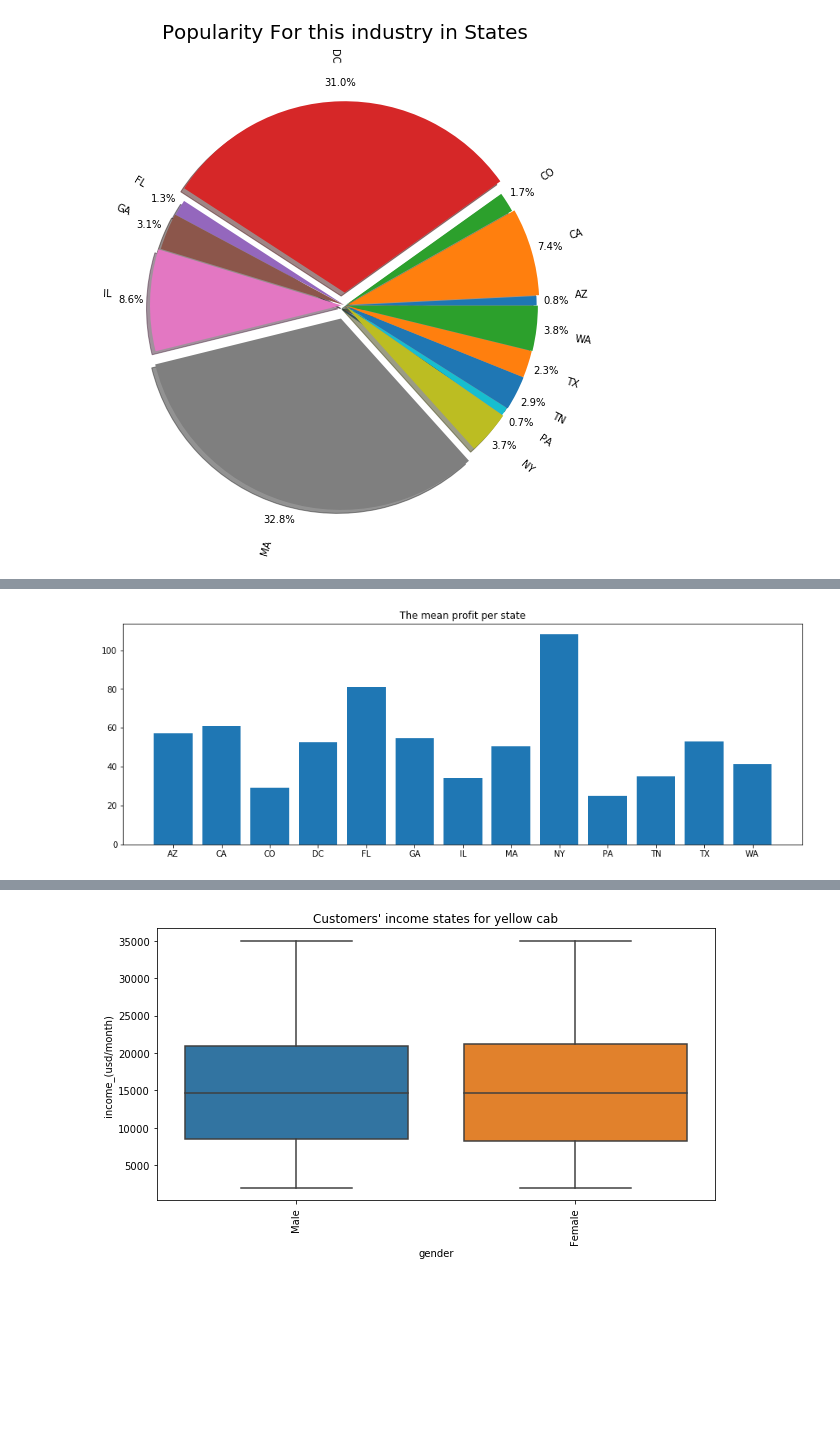
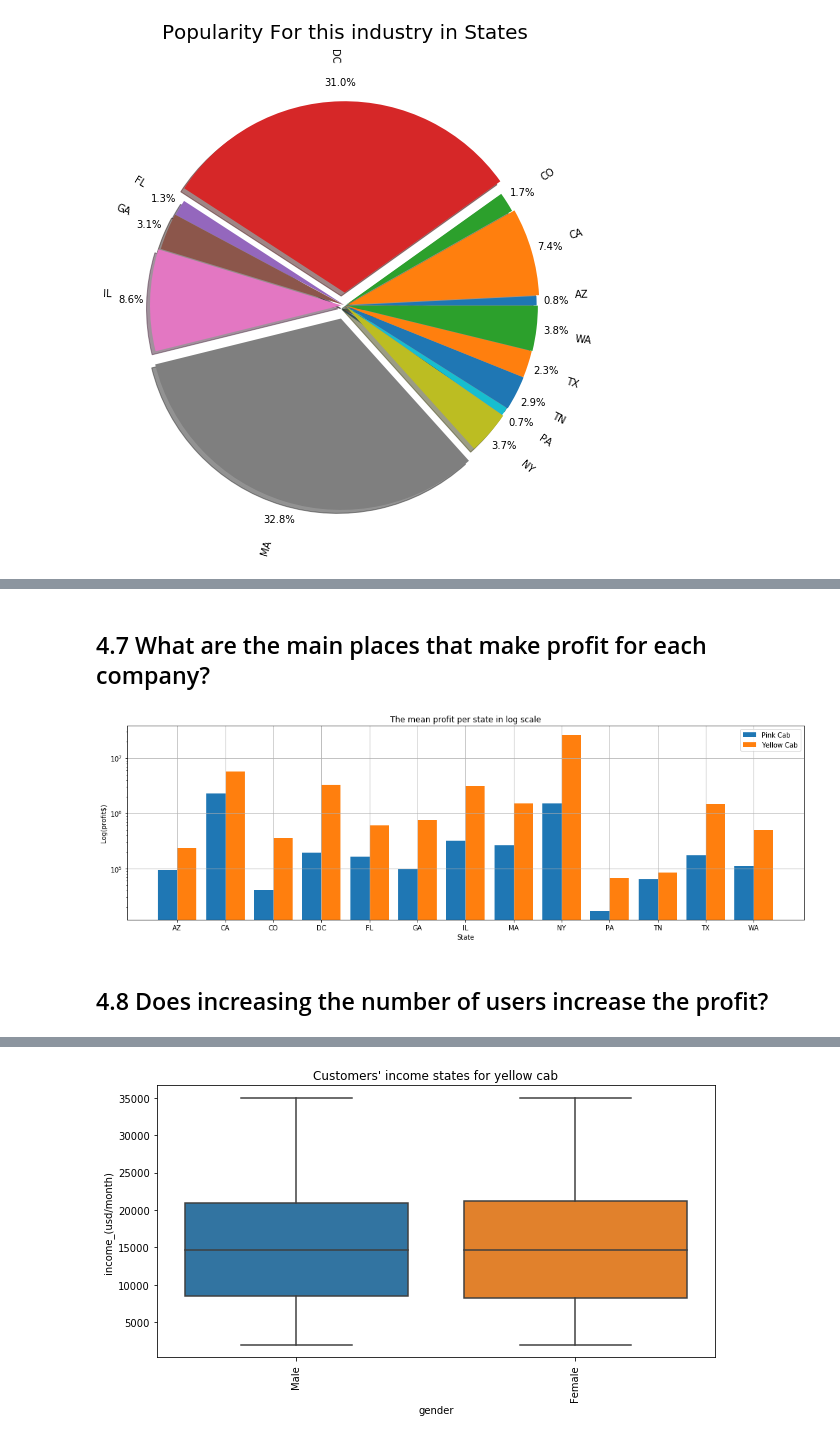
Before and after one commit to TarekMohamed1999/DataGlacier, a Jupyter notebook: week2/G2M_insights.ipynb, the cells around one changed output, grey strips where cells are left out. Cells and saved outputs as stored; diff of their text form; code cells hidden in the pictures; blank space fills up the shorter version.

```diff
--- a/week2/G2M_insights.ipynb
+++ b/week2/G2M_insights.ipynb
@@ -397,6 +309,9 @@ pink_data
 84711 rows × 14 columns
 # %%
 def convert_to_date(date):
+    """
+    Thins Function Get the date of each transaction
+    """
     true_date = pd.to_datetime(date, yearfirst=True) + pd.Timedelta(weeks = 46*52, days = 87)
     strdate = dt.strftime(true_date, format ="%Y/%m/%d")
     datef = dt.strptime(strdate, "%Y/%m/%d")
@@ -463,7 +366,7 @@ for i in pink_data.drop(columns = ["customer_id", "transaction_id"]).columns.to_
     if(str(pink_data[i].dtype) == 'int64') | (str(pink_data[i].dtype) == 'float64'):
         # Print Statistics of it
         print("Descriptive Statistics is for columns {} :\n {}".format(i, pink_data[i].describe()))
-        fig, ax = plt.subplots(2,1, figsize = (10,10))
+        fig, ax = plt.subplots(1,2, figsize = (15,5))
         ax[0].set_title(f"Box Plot For Columns {i}")
         ax[0].boxplot(pink_data[i], vert = False, sym = "r.")
         ax[1].set_title(f"Histogram of values for column {i}")
@@ -1038,9 +763,25 @@ plt.show()
+# %% [markdown]
+## 4.7 What are the main places that make profit for each company?
 # %%
-#- Profit per state
-x4 = pink_data.groupby("state")["profit"].mean()
+x4 = pink_data.groupby("state")["profit"].sum()
+x5 = yellow_data.groupby("state")["profit"].sum()
+
+labels = len(x4)
+
+positions1 = np.arange(labels)
+posotopns2 = [x+0.4 for x in positions1]
 plt.figure(figsize = (15,5))
-plt.title("The mean profit per state")
-plt.bar( x4.index,x4)
+plt.title("The mean profit per state in log scale")
+plt.bar( positions1,x4, label = "Pink Cab",width = 0.4)
+plt.bar( posotopns2,x5, label = "Yellow Cab",width = 0.4)
+plt.xticks([r+0.2 for r in range(labels)]
+           ,labels = x4.index.to_list())
+plt.ylabel("Log(profit$)")
+plt.xlabel("State")
+plt.legend()
+plt.yscale("log")
+plt.grid()
+plt.tight_layout()
 plt.show()
 # %% [output]
-[figure, old version]
+[figure, new version]
@@ -1048,0 +788,2 @@ import seaborn as sns
+# %% [markdown]
+## 4.8 Does increasing the number of users increase the profit?
```
Also changed, not shown: parts of 121 cells of this notebook.
